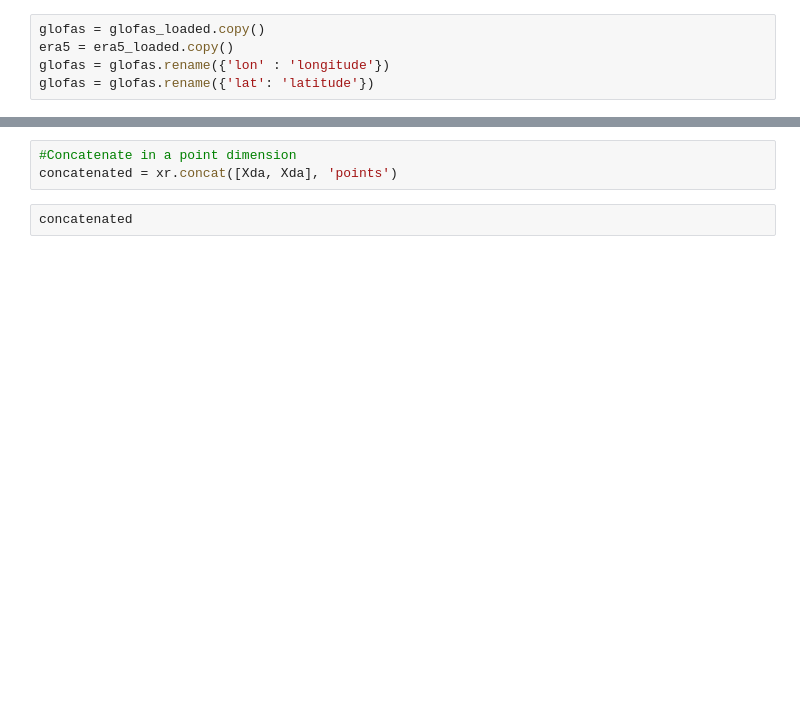
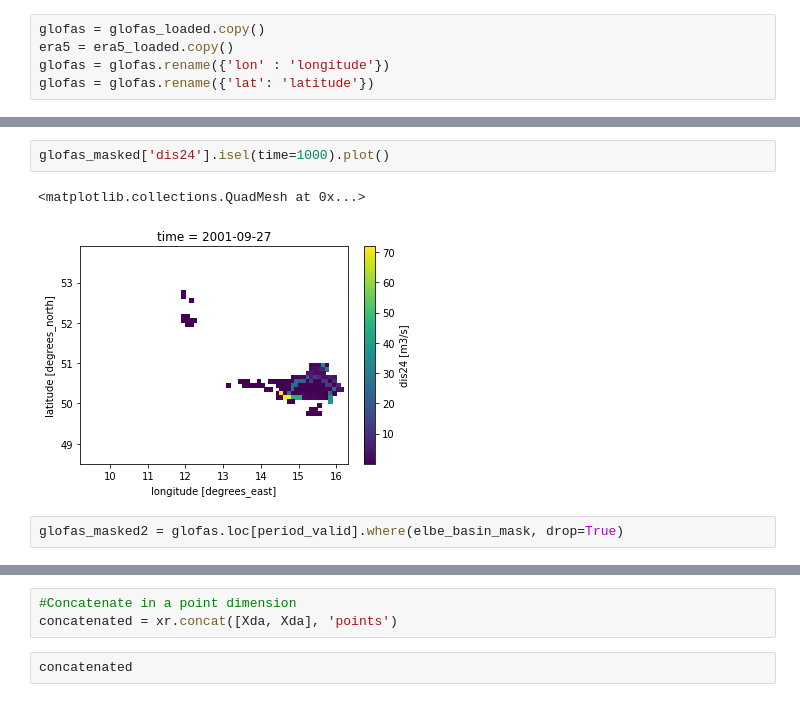
Before and after one commit to Gongsta/flood-prediction, a Jupyter notebook: jupyter/elbe_model.ipynb, the cells around one changed output, grey strips where cells are left out. Cells and saved outputs as stored; diff of their text form; blank space fills up the shorter version.

```diff
--- a/jupyter/elbe_model.ipynb
+++ b/jupyter/elbe_model.ipynb
@@ -98,0 +79,7 @@ glofas_masked['dis24'].isel(time=0).plot()
+# %%
+glofas_masked['dis24'].isel(time=1000).plot()
+# %% [output]
+<matplotlib.collections.QuadMesh at 0x...>
+[figure, added]
+# %%
+glofas_masked2 = glofas.loc[period_valid].where(elbe_basin_mask, drop=True)
```
Also changed, not shown: parts of 31 cells of this notebook, 49 other files.
